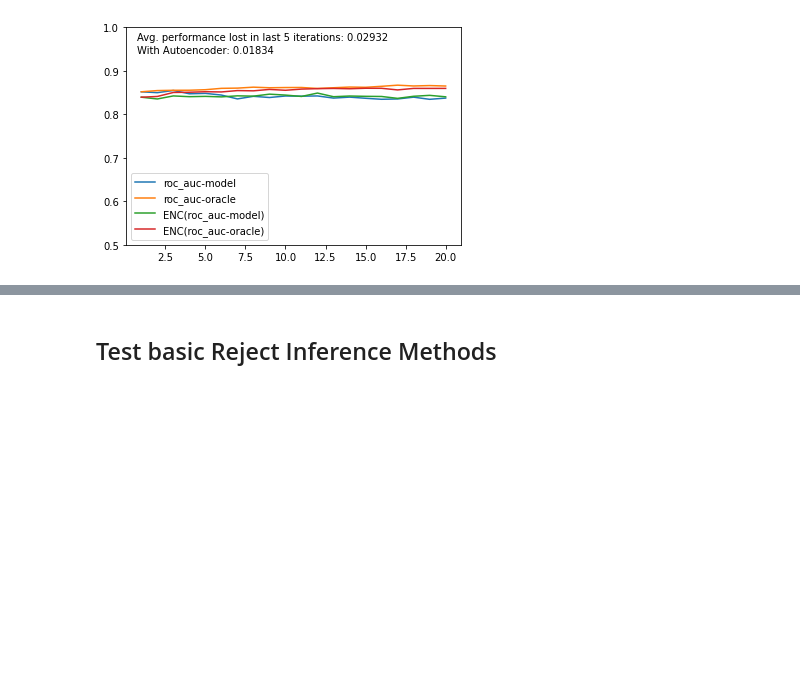
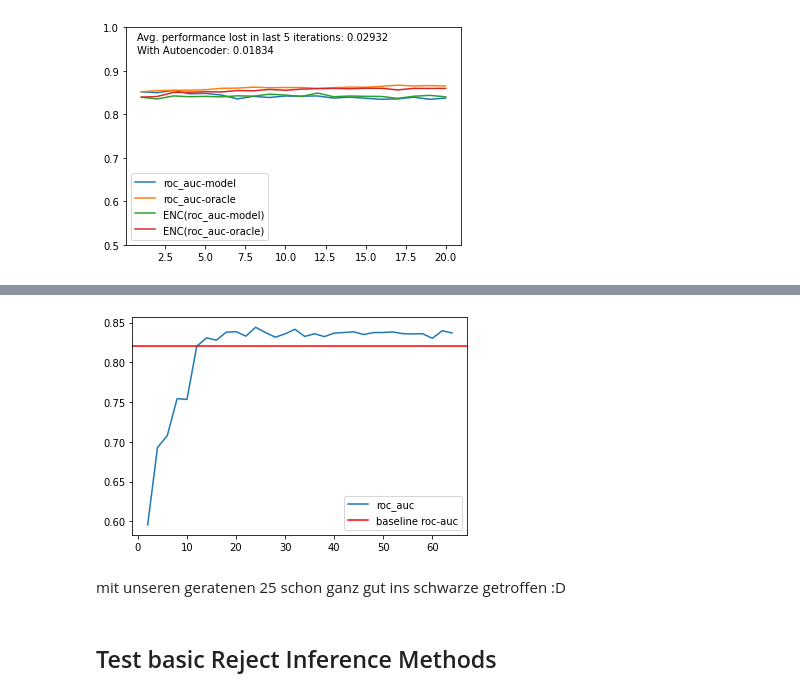
Before and after one commit to lukasvoege/reject-infer-autoencoder, a Jupyter notebook: notebooks/playground.ipynb, the cells around one changed output, grey strips where cells are left out. Drawn from its saved outputs; the diff is of its cells as text; code cells hidden in the pictures; blank space fills up the shorter version.

```diff
--- a/notebooks/playground.ipynb
+++ b/notebooks/playground.ipynb
@@ -188,3 +284,13 @@ Itteration: 19) Accepted: 1822 | Denied: 4253 - New train set size: (51439, 25)
+# %%
+x = range(startvalue, stopvalue, step)
+plt.plot(x, roc_auc, label = 'roc_auc')
+plt.axhline(y = baseline_roc_auc, color = 'r', label = 'baseline roc-auc')
+plt.legend()
+plt.show()
+# %% [output]
+[figure, added]
+# %% [markdown]
+mit unseren geratenen 25 schon ganz gut ins schwarze getroffen :D
 # %% [markdown]
 ## Test basic Reject Inference Methods
 # %%
```
Also changed, not shown: parts of 2 cells of this notebook, 1 other file.
